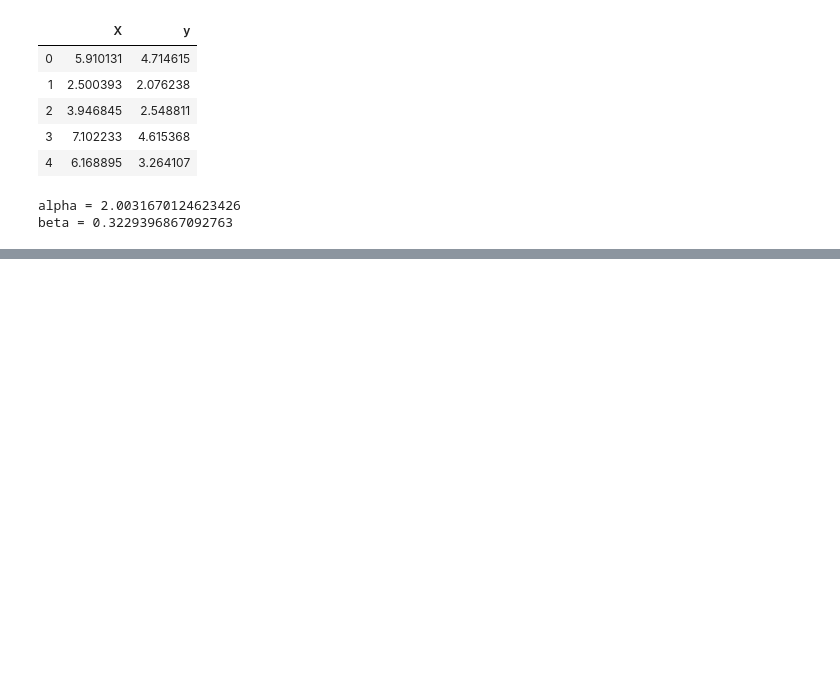
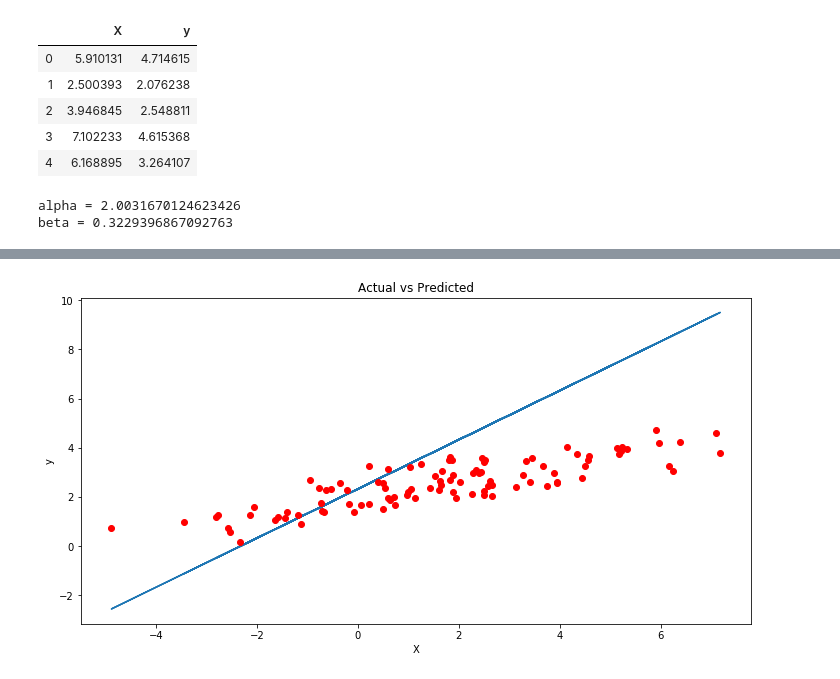
Before and after one commit to cidones/regression-analysis-python, a Jupyter notebook: notebooks/Linear-regression-example.ipynb, the cells around one changed output, grey strips where cells are left out. Saved outputs shown, nothing was run; the diff lists cells and outputs as text; code cells hidden in the pictures; blank space fills up the shorter version.

Commit message:
Regression exercises

```diff
--- a/notebooks/Linear-regression-example.ipynb
+++ b/notebooks/Linear-regression-example.ipynb
@@ -39,3 +39,7 @@ print(f'beta = {beta}')
 # %% [output]
 alpha = 2.0031670124623426
 beta = 0.3229396867092763
+# %%
+#Make predictions
+ypred = alpha + beta + X
+ypred
@@ -41,0 +67,11 @@ beta = 0.3229396867092763
+# %%
+#Plot ypred against actual values of y
+plt.figure(figsize=(12, 6))
+plt.plot(X ,ypred) # Regression line
+plt.plot(X, y, 'ro') #Scatter plot showing actual data
+plt.title('Actual vs Predicted')
+plt.xlabel('X')
+plt.ylabel('y')
+plt.show()
+# %% [output]
+[figure, added]
```
Also changed, not shown: parts of 10 cells of this notebook, 3 other files.
